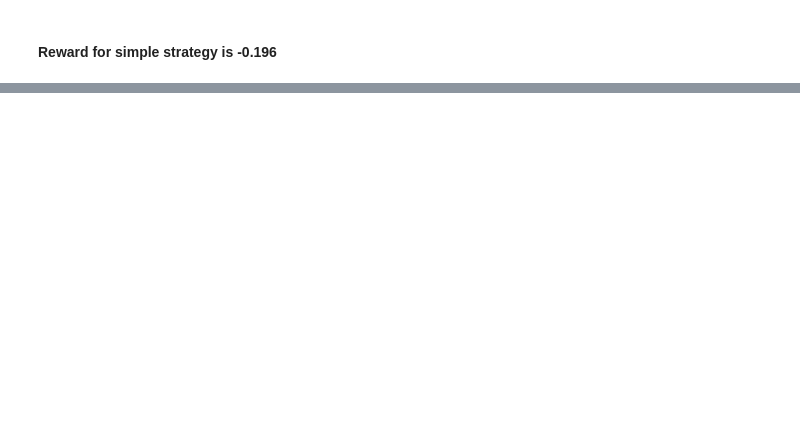
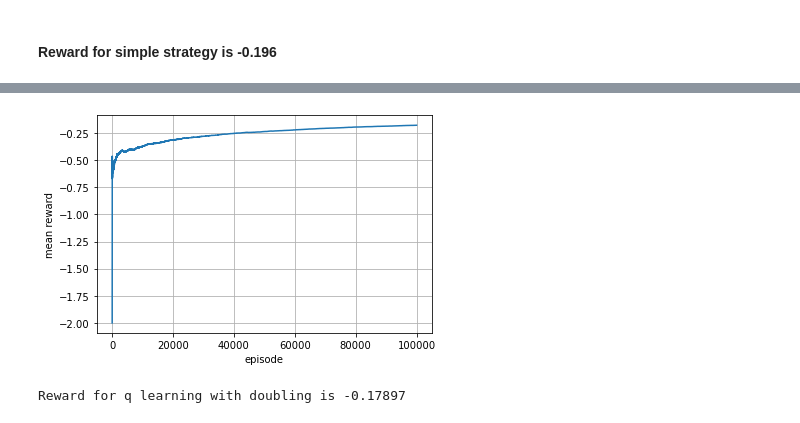
Before and after one commit to GreasyGoose/dl_adv, a Jupyter notebook: HW1_blackjack.ipynb, the cells around one changed output, grey strips where cells are left out. Cells and saved outputs as stored; diff of their text form; code cells hidden in the pictures; blank space fills up the shorter version.

```diff
--- a/HW1_blackjack.ipynb
+++ b/HW1_blackjack.ipynb
@@ -75,0 +272,44 @@ env.close()
+# %%
+env = BlackjackDoubleEnv(natural=True)
+# %%
+def get_random_Q_double():
+
+    # добавляем в Q награды за третье действие double
+
+    player_Q_Values = {}
+    for player_val in range(2, 33):
+        for dealer_val in range(1, 11):
+            for usable_ace in [True, False]:
+                if (player_val == 21) and not usable_ace:
+                    player_Q_Values[(player_val, dealer_val, usable_ace)] = [0, 1, 0] #in case of hit we get 0, stand +1, double is impossible
+                elif (player_val == 21) and usable_ace:
+                    #natural_blackjack
+                    player_Q_Values[(player_val, dealer_val, usable_ace)] = [0, 1.5, 0]
+                elif (player_val == 32) and usable_ace:
+                    continue
+                elif (player_val < 12) and not usable_ace:
+                    player_Q_Values[(player_val, dealer_val, usable_ace)] = np.random.random(3)
+                elif (player_val >= 12) and (player_val < 21):
+                    player_Q_Values[(player_val, dealer_val, usable_ace)] = np.random.random(3)
+                elif player_val > 21:    #i > 21
+                    player_Q_Values[(player_val, dealer_val, usable_ace)] = [0, 0, 0]
+    return player_Q_Values
+# %%
+reward_history = []
+
+Q = get_random_Q_double()
+pi = compute_policy_by_Q(Q)
+
+num_of_episodes = int(1e5)
+for _ in range(num_of_episodes):
+    _, _, rewards = Q_learning_episode(env, pi, Q, epsilon=0.1, alpha=0.01, gamma=0.2, nA=3)
+    reward_history.append(rewards[-1])
+    pi = compute_policy_by_Q(Q)
+# %%
+plot_mean_reward(reward_history)
+# %% [output]
+[figure, added]
+# %%
+print(f"Reward for q learning with doubling is {np.mean(reward_history)}")
+# %% [output]
+Reward for q learning with doubling is -0.17897
```
Also changed, not shown: parts of 45 cells of this notebook, 3 other files.
